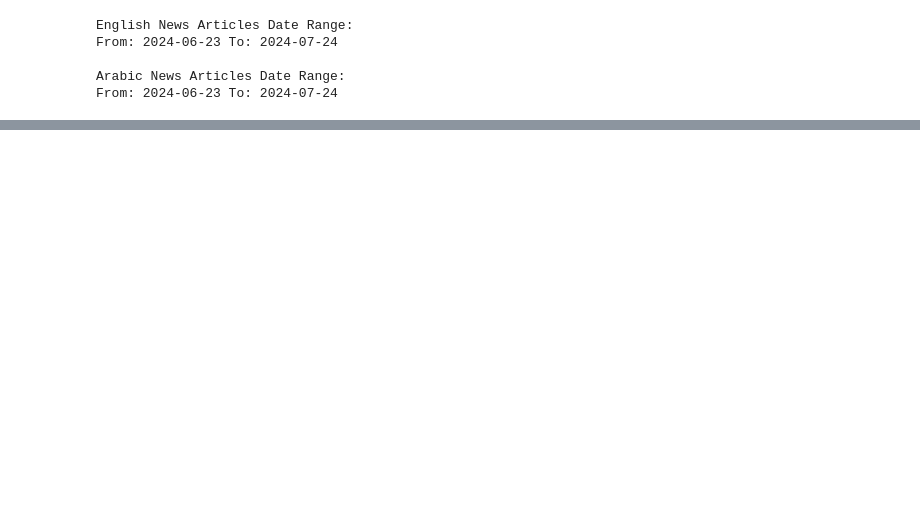
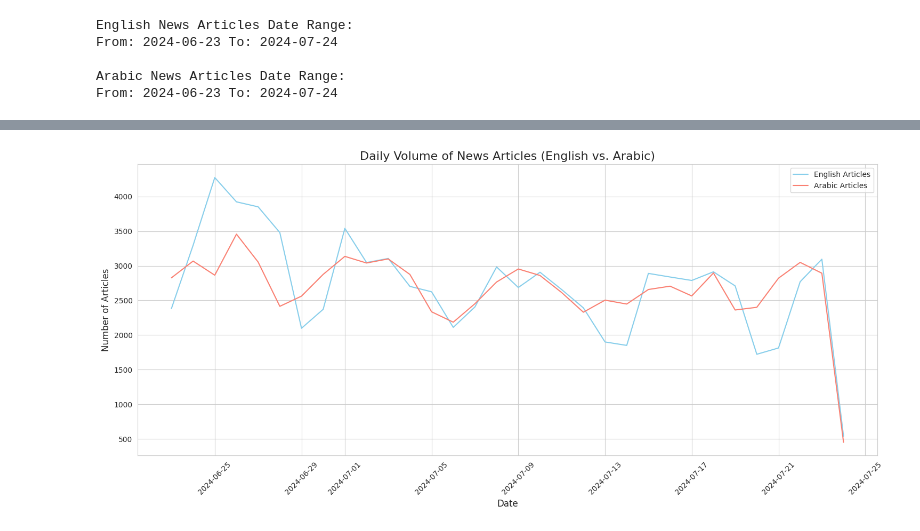
Before and after one commit to AdamPrzychodni/food-crisis-early-warning-system-research, a Jupyter notebook: notebooks/01_EDA.ipynb, the cells around one changed output, grey strips where cells are left out. Saved outputs shown, nothing was run; the diff lists cells and outputs as text; code cells hidden in the pictures; blank space fills up the shorter version.

```diff
--- a/notebooks/01_EDA.ipynb
+++ b/notebooks/01_EDA.ipynb
@@ -262,0 +269,33 @@ From: 2024-06-23 To: 2024-07-24
+# %%
+import pandas as pd
+import matplotlib.pyplot as plt
+import seaborn as sns
+
+# Convert 'date' columns to datetime objects
+df_eng['date'] = pd.to_datetime(df_eng['date'])
+df_ara['date'] = pd.to_datetime(df_ara['date'])
+
+# Set the style for the plots
+sns.set_style("whitegrid")
+
+# Group by date and count articles for English and Arabic datasets
+daily_counts_eng = df_eng.groupby('date').size().reset_index(name='count')
+daily_counts_ara = df_ara.groupby('date').size().reset_index(name='count')
+
+# Create the plot
+plt.figure(figsize=(15, 7))
+plt.plot(daily_counts_eng['date'], daily_counts_eng['count'], label='English Articles', color='skyblue')
+plt.plot(daily_counts_ara['date'], daily_counts_ara['count'], label='Arabic Articles', color='salmon')
+
+# Add titles and labels
+plt.title('Daily Volume of News Articles (English vs. Arabic)', fontsize=16)
+plt.xlabel('Date', fontsize=12)
+plt.ylabel('Number of Articles', fontsize=12)
+plt.legend()
+plt.xticks(rotation=45)
+plt.tight_layout()
+
+# Show the plot
+plt.show()
+# %% [output]
+[figure, added]
```
Also changed, not shown: parts of 23 cells of this notebook, 3 other files.
